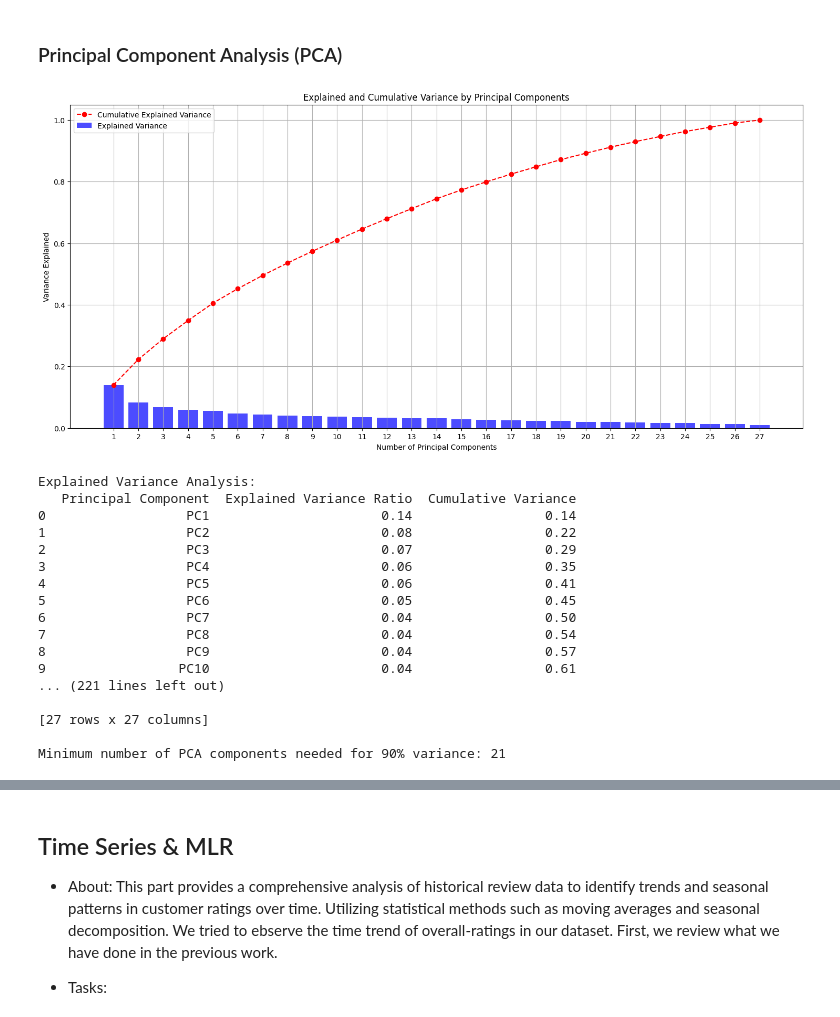
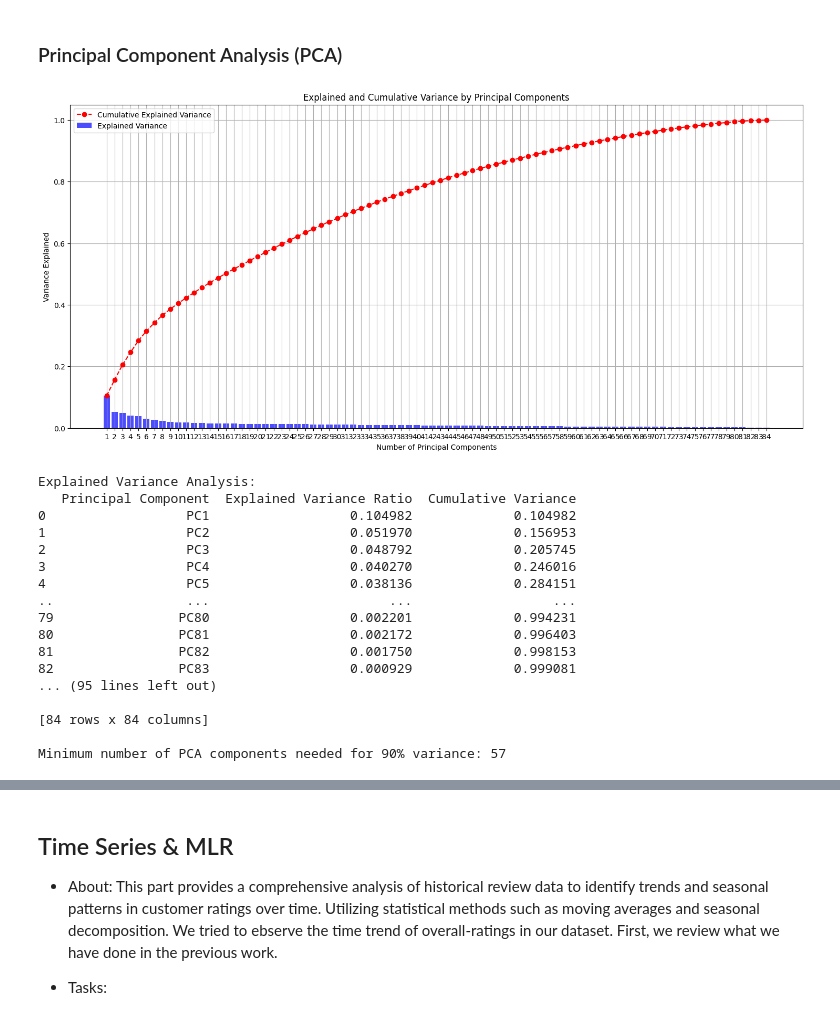
Before and after one commit to yceugene/DA_Proj_G7, a Jupyter notebook: src/team7_final_presentation.ipynb, the cells around one changed output, grey strips where cells are left out. Cells and saved outputs as stored; diff of their text form; code cells hidden in the pictures.

```diff
--- a/src/team7_final_presentation.ipynb
+++ b/src/team7_final_presentation.ipynb
@@ -239,6 +201,6 @@ def create_one_hot_encoder(_sparse=False):
 # %%
 # Load cleaned dataset
-path = "../dataset/clean_df.csv"
+path = "../dataset/clean_df_ver2.csv" #"../dataset/clean_df.csv"
 clean_df = pd.read_csv(path)
 print(f"Load dataframe from {path}, Shape: {clean_df.shape}")
 display(clean_df.head()) # print the first 5 rows of the dataset
@@ -307,4 +302,4 @@ def test_two_groups(_dataframe, _start1, _end1, _start2, _end2, mode="t"):
 ### Compare the difference of "Overall ratings" between two groups, each groups contain different time period, by t-test and z-test.
 # %%
 # Fix the datatime format for the column "Date_of_review"
-rating_df["Date_of_review"]= pd.to_datetime(rating_df["Date_of_review"], errors="coerce")
+clean_df["Date_of_review"]= pd.to_datetime(clean_df["Date_of_review"], errors="coerce")
@@ -362,24 +456,24 @@ def perform_pca_analysis(_df: pd.DataFrame):
     print(pca_components_df)
     return num_components_90  # Return the number of components needed to explain at least 90% variance
 # %%
-num_pcs = perform_pca_analysis(highc_filtered_df)
+num_pcs = perform_pca_analysis(clean_df)
 print(f"\nMinimum number of PCA components needed for 90% variance: {num_pcs}")
 # %% [output]
-[figure, old version]
+[figure, new version]
 Explained Variance Analysis:
    Principal Component  Explained Variance Ratio  Cumulative Variance
-0                  PC1                      0.14                 0.14
-1                  PC2                      0.08                 0.22
-2                  PC3                      0.07                 0.29
-3                  PC4                      0.06                 0.35
-4                  PC5                      0.06                 0.41
-5                  PC6                      0.05                 0.45
-6                  PC7                      0.04                 0.50
-7                  PC8                      0.04                 0.54
-8                  PC9                      0.04                 0.57
-9                 PC10                      0.04                 0.61
-... (221 lines left out)
+0                  PC1                  0.104982             0.104982
+1                  PC2                  0.051970             0.156953
+2                  PC3                  0.048792             0.205745
+3                  PC4                  0.040270             0.246016
+4                  PC5                  0.038136             0.284151
+..                 ...                       ...                  ...
+79                PC80                  0.002201             0.994231
+80                PC81                  0.002172             0.996403
+81                PC82                  0.001750             0.998153
+82                PC83                  0.000929             0.999081
+... (95 lines left out)
 
-[27 rows x 27 columns]
+[84 rows x 84 columns]
 
-Minimum number of PCA components needed for 90% variance: 21
+Minimum number of PCA components needed for 90% variance: 57
```
Also changed, not shown: parts of 99 cells of this notebook.
